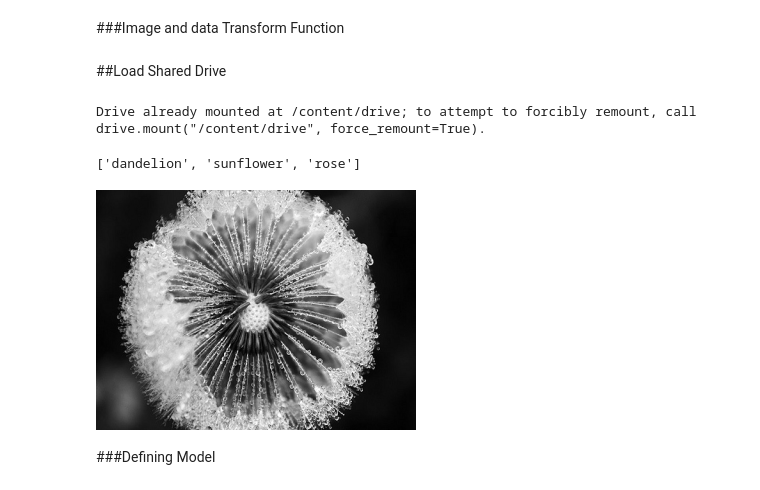
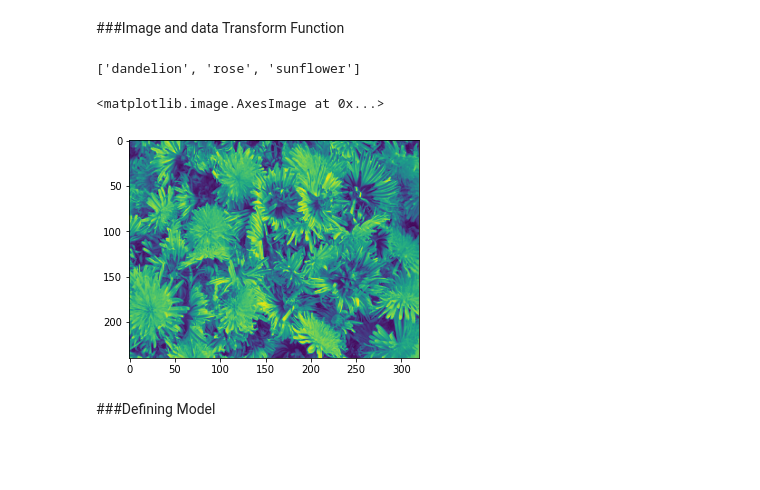
Before and after one commit to rafelsiregar/imagemlp, a Jupyter notebook: ML_Assignment2.ipynb, the cells around one changed output. Saved outputs shown, nothing was run; the diff lists cells and outputs as text; code cells hidden in the pictures; blank space fills up the shorter version.

```diff
--- a/ML_Assignment2.ipynb
+++ b/ML_Assignment2.ipynb
@@ -161,7 +161,7 @@ class Network:
 # list kedua adalah labelnya (y) berupa ndarray
 # bisa langsung jadi parameter buat test_train_split()
 def load_data():
-  path = '/content/drive/Shareddrives/Machine Learning/flowers'
+  path = 'flowers'
   flowers = os.listdir(path)
   print(flowers)
 
@@ -222,22 +222,16 @@ def normalize(data):
   '''
   np_data = np.array(data)
   return np_data/255.
-# %% [markdown]
-##Load Shared Drive
-# %%
-from google.colab import drive
-drive.mount('/content/drive')
-# %% [output]
-Drive already mounted at /content/drive; to attempt to forcibly remount, call drive.mount("/content/drive", force_remount=True).
 # %%
 # sudah dilakukan grayscale dan resize
 data_img, data_label = load_data()
 
 # show image
-cv2_imshow(data_img[0])
+plt.imshow(data_img[0])
 # %% [output]
-['dandelion', 'sunflower', 'rose']
+['dandelion', 'rose', 'sunflower']
+<matplotlib.image.AxesImage at 0x...>
-[figure, old version]
+[figure, new version]
 # %%
 # Ubah ke 1 dimensi
 # Data dijadikan range 0 sampai 1
```
Also changed, not shown: parts of 5 cells of this notebook, 1 other file.
